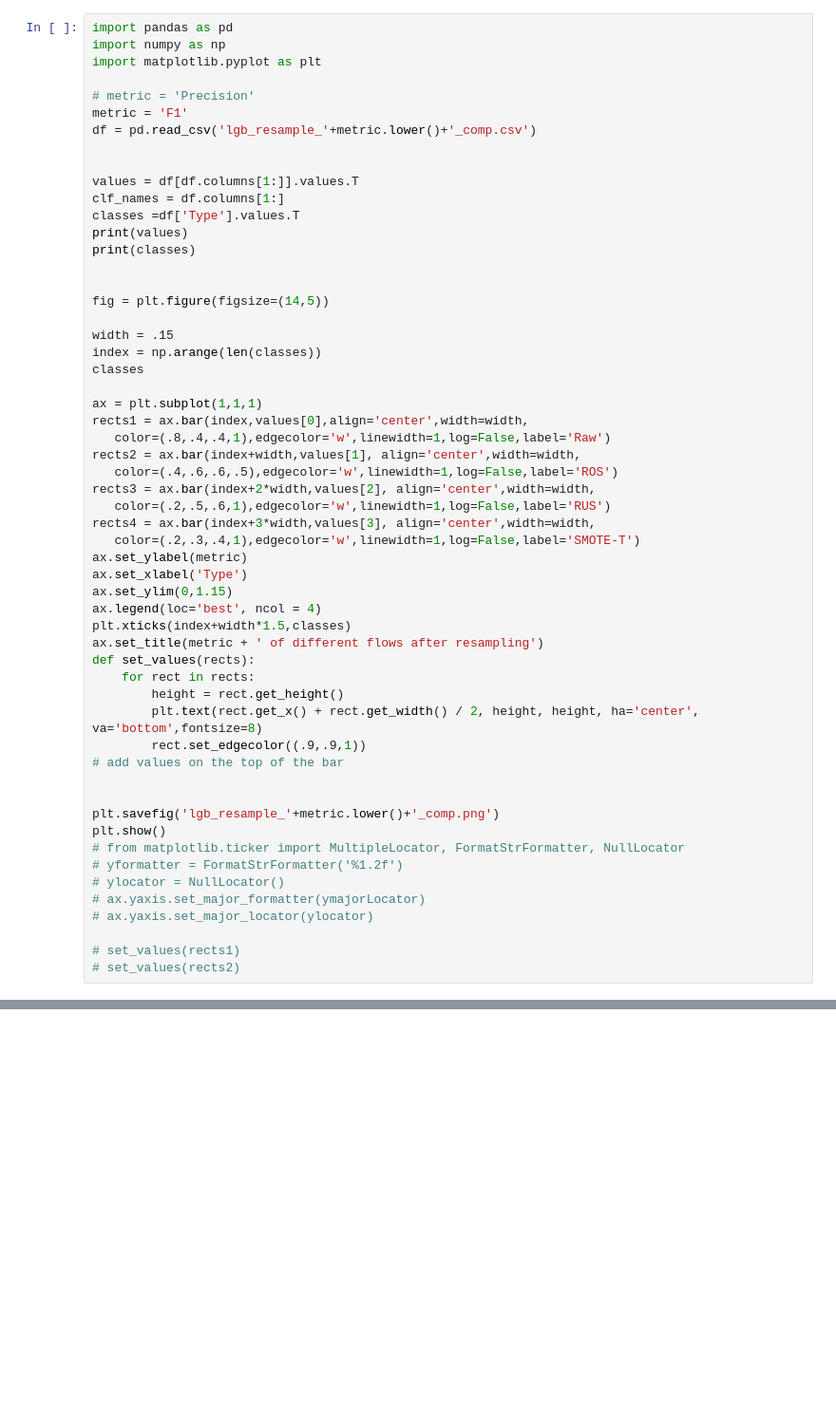
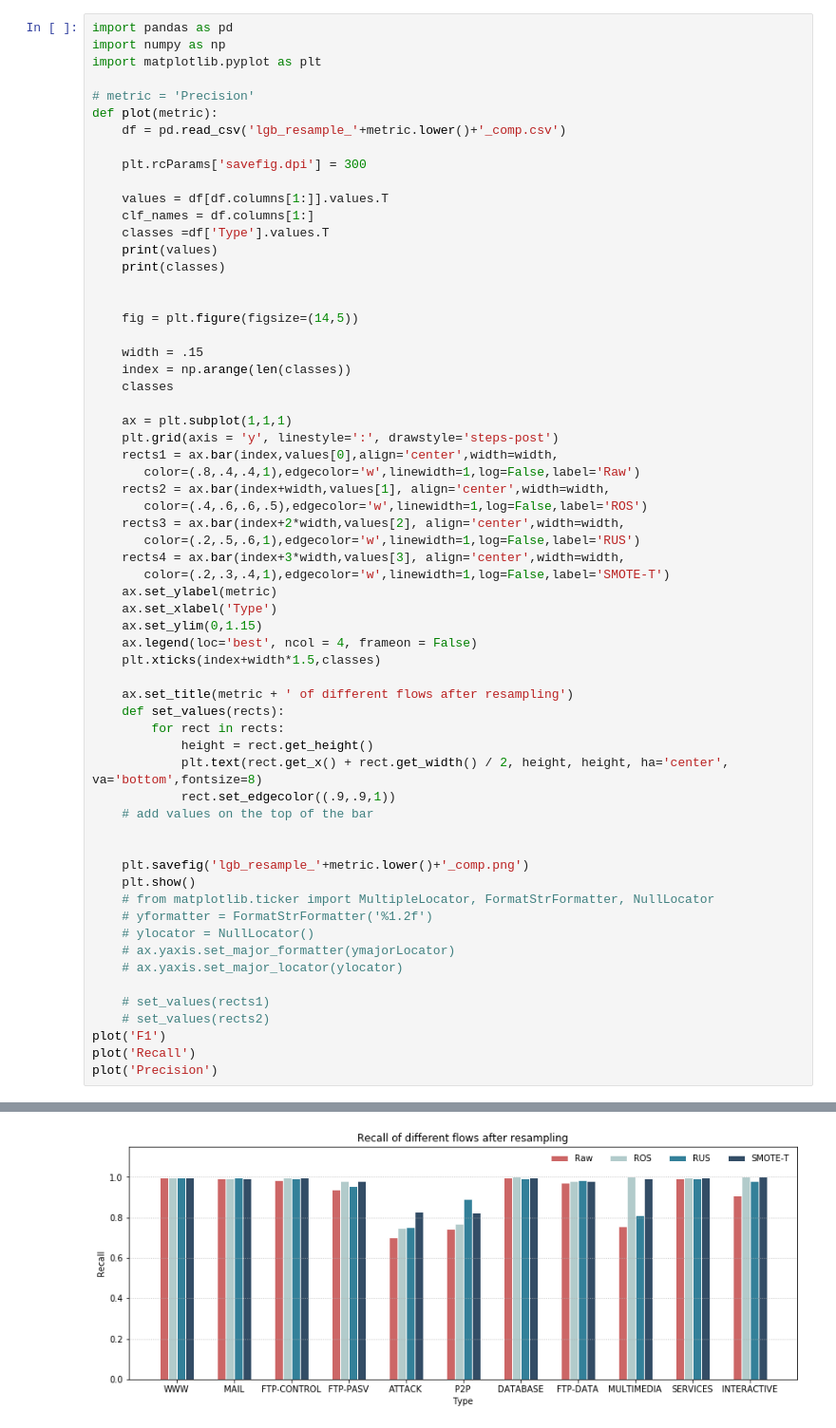
Before and after one commit to yoyoMael/work_report, a Jupyter notebook: Results/lgb/lgb_resample_recall_comp.ipynb, the cells around one changed output, grey strips where cells are left out. Shown: that part at 95% size. Drawn from its saved outputs; the diff is of its cells as text; blank space fills up the shorter version.

```diff
--- a/Results/lgb/lgb_resample_recall_comp.ipynb
+++ b/Results/lgb/lgb_resample_recall_comp.ipynb
@@ -4,56 +4,62 @@ import numpy as np
 import matplotlib.pyplot as plt
 
 # metric = 'Precision'
-metric = 'F1'
-df = pd.read_csv('lgb_resample_'+metric.lower()+'_comp.csv')
+def plot(metric):
+    df = pd.read_csv('lgb_resample_'+metric.lower()+'_comp.csv')
+
+    plt.rcParams['savefig.dpi'] = 300
+
+    values = df[df.columns[1:]].values.T
+    clf_names = df.columns[1:]
+    classes =df['Type'].values.T
+    print(values)
+    print(classes)
 
 
-values = df[df.columns[1:]].values.T
-clf_names = df.columns[1:]
-classes =df['Type'].values.T
-print(values)
-print(classes)
+    fig = plt.figure(figsize=(14,5))
+
+    width = .15
+    index = np.arange(len(classes))
+    classes
+
+    ax = plt.subplot(1,1,1)
+    plt.grid(axis = 'y', linestyle=':', drawstyle='steps-post')
+    rects1 = ax.bar(index,values[0],align='center',width=width,
+       color=(.8,.4,.4,1),edgecolor='w',linewidth=1,log=False,label='Raw')
+    rects2 = ax.bar(index+width,values[1], align='center',width=width,
+       color=(.4,.6,.6,.5),edgecolor='w',linewidth=1,log=False,label='ROS')
+    rects3 = ax.bar(index+2*width,values[2], align='center',width=width,
+       color=(.2,.5,.6,1),edgecolor='w',linewidth=1,log=False,label='RUS')
+    rects4 = ax.bar(index+3*width,values[3], align='center',width=width,
+       color=(.2,.3,.4,1),edgecolor='w',linewidth=1,log=False,label='SMOTE-T')
+    ax.set_ylabel(metric)
+    ax.set_xlabel('Type')
+    ax.set_ylim(0,1.15)
+    ax.legend(loc='best', ncol = 4, frameon = False)
+    plt.xticks(index+width*1.5,classes)
+
+    ax.set_title(metric + ' of different flows after resampling')
+    def set_values(rects):
+        for rect in rects:
+            height = rect.get_height()
+            plt.text(rect.get_x() + rect.get_width() / 2, height, height, ha='center', va='bottom',fontsize=8)
+            rect.set_edgecolor((.9,.9,1))
+    # add values on the top of the bar
 
 
-fig = plt.figure(figsize=(14,5))
+    plt.savefig('lgb_resample_'+metric.lower()+'_comp.png')
+    plt.show()
+    # from matplotlib.ticker import MultipleLocator, FormatStrFormatter, NullLocator
+    # yformatter = FormatStrFormatter('%1.2f')
+    # ylocator = NullLocator()
+    # ax.yaxis.set_major_formatter(ymajorLocator)
+    # ax.yaxis.set_major_locator(ylocator)
 
-width = .15
-index = np.arange(len(classes))
-classes
-
-ax = plt.subplot(1,1,1)
-rects1 = ax.bar(index,values[0],align='center',width=width,
-   color=(.8,.4,.4,1),edgecolor='w',linewidth=1,log=False,label='Raw')
-rects2 = ax.bar(index+width,values[1], align='center',width=width,
-   color=(.4,.6,.6,.5),edgecolor='w',linewidth=1,log=False,label='ROS')
-rects3 = ax.bar(index+2*width,values[2], align='center',width=width,
-   color=(.2,.5,.6,1),edgecolor='w',linewidth=1,log=False,label='RUS')
-rects4 = ax.bar(index+3*width,values[3], align='center',width=width,
-   color=(.2,.3,.4,1),edgecolor='w',linewidth=1,log=False,label='SMOTE-T')
-ax.set_ylabel(metric)
-ax.set_xlabel('Type')
-ax.set_ylim(0,1.15)
-ax.legend(loc='best', ncol = 4)
-plt.xticks(index+width*1.5,classes)
-ax.set_title(metric + ' of different flows after resampling')
-def set_values(rects):
-    for rect in rects:
-        height = rect.get_height()
-        plt.text(rect.get_x() + rect.get_width() / 2, height, height, ha='center', va='bottom',fontsize=8)
-        rect.set_edgecolor((.9,.9,1))
-# add values on the top of the bar
-
-
-plt.savefig('lgb_resample_'+metric.lower()+'_comp.png')
-plt.show()
-# from matplotlib.ticker import MultipleLocator, FormatStrFormatter, NullLocator
-# yformatter = FormatStrFormatter('%1.2f')
-# ylocator = NullLocator()
-# ax.yaxis.set_major_formatter(ymajorLocator)
-# ax.yaxis.set_major_locator(ylocator)
-
-# set_values(rects1)
-# set_values(rects2)
+    # set_values(rects1)
+    # set_values(rects2)
+plot('F1')
+plot('Recall')
+plot('Precision')
 # %% [output]
 [[0.997528 0.995737 0.989589 0.892689 0.818182 0.805172 0.998107 0.977726
   0.842444 0.945537 0.923077]
@@ -68,0 +85 @@ plt.show()
+[figure, added]
```
Also changed, not shown: parts of 1 cell of this notebook, 48 other files.
